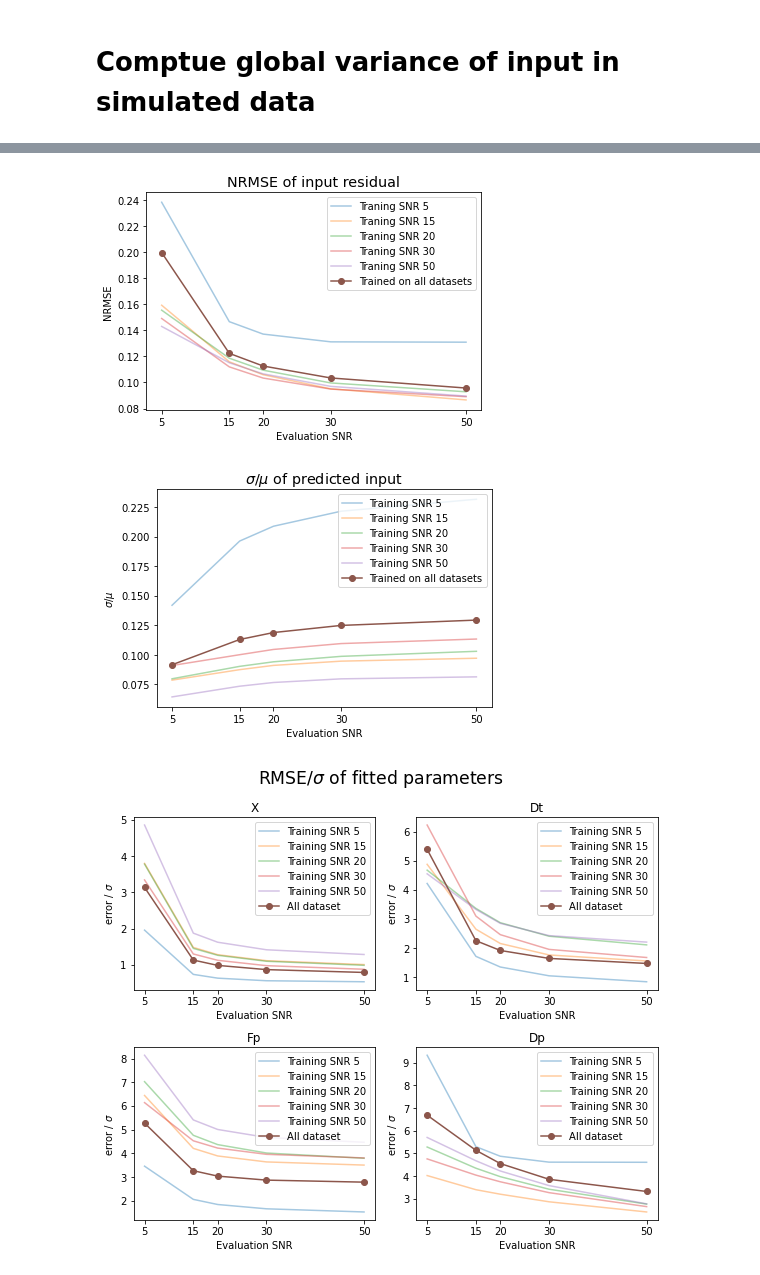
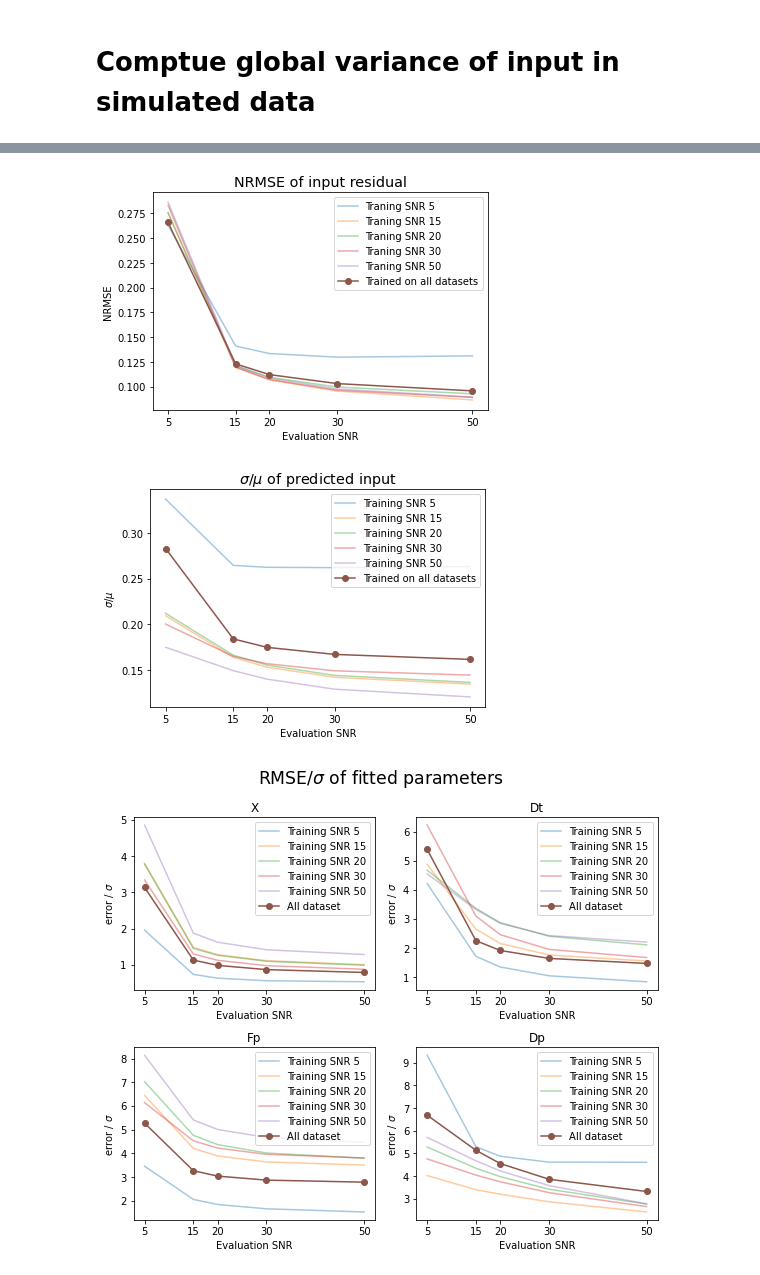
Before and after one commit to Basher4/IVIM-BNNET, a Jupyter notebook: bnn_eval_synth_all.ipynb, the cells around one changed output, grey strips where cells are left out. Cells and saved outputs as stored; diff of their text form; code cells hidden in the pictures.

```diff
--- a/bnn_eval_synth_all.ipynb
+++ b/bnn_eval_synth_all.ipynb
@@ -30,8 +30,7 @@ PLOT_PATH = f"./sw/plots/e10_bnn_cov_vs_snr.png"
 SNR = [5, 15, 20, 30, 50]
 i = 0
 
-cov_global = defaultdict(list)
-params = defaultdict(list)
+params = defaultdict(dict)
 # %%
 signals = {}
 for eval_snr in SNR:
@@ -39,7 +38,7 @@ for eval_snr in SNR:
         signals[eval_snr] = pickle.load(fd)
 # %%
 # Evaluate networks trained on dataset with fixed SNR
-device = "cuda"
+device = "cpu"
 
 pbar = tqdm(total=len(SNR)**2)
 for train_snr in SNR:
@@ -55,24 +54,19 @@ for train_snr in SNR:
 
         x, dt, fp, dp, s0 = net(ground_truth["x"])
 
-        x_mu = (torch.mean(x, dim=0))
-        x_sigma = (torch.std(x, dim=0))
-
-        cov_global[train_snr].append((x_sigma/x_mu).detach().cpu())
-        params[train_snr].append({
+        params[train_snr][eval_snr] = {
                 "x": x.detach().cpu().numpy().reshape((256, 100, 100, 11)),
                 "dt": dt.detach().cpu().numpy().reshape((256, 100, 100, 1)),
                 "fp": fp.detach().cpu().numpy().reshape((256, 100, 100, 1)),
                 "dp": dp.detach().cpu().numpy().reshape((256, 100, 100, 1)),
                 "train_snr": train_snr, "eval_snr": eval_snr
-        })
+        }
 
         del x
         del dt
         del fp
         del dp
         del s0
-        del x_sigma
         del ground_truth["x"]
         pbar.update(1)
     del net
@@ -109,24 +101,19 @@ for eval_snr in tqdm(SNR):
 
     x, dt, fp, dp, s0 = net(ground_truth["x"])
 
-    x_mu = (torch.mean(x, dim=0))
-    x_sigma = (torch.std(x, dim=0))
-
-    cov_global[-1].append((x_sigma/x_mu).detach().cpu())
-    params[-1].append({
+    params[-1][eval_snr] = {
             "x": x.detach().cpu().numpy().reshape((256, 100, 100, 11)),
             "dt": dt.detach().cpu().numpy().reshape((256, 100, 100, 1)),
             "fp": fp.detach().cpu().numpy().reshape((256, 100, 100, 1)),
             "dp": dp.detach().cpu().numpy().reshape((256, 100, 100, 1)),
             "train_snr": -1, "eval_snr": eval_snr
-    })
+    }
 
     del x
     del dt
     del fp
     del dp
     del s0
-    del x_sigma
     del ground_truth["x"]
 del net
 
@@ -134,10 +121,10 @@ torch.cuda.empty_cache()
 # %%
 def eval_train_snr(train_snr, label, alpha=1, marker='o'):
     data = []
-    for eval_snr_idx in range(5):
-        mean = np.mean(params[train_snr][eval_snr_idx]["x"], axis=0)
-        assert params[train_snr][eval_snr_idx]["train_snr"] == train_snr
-        assert params[train_snr][eval_snr_idx]["eval_snr"] == SNR[eval_snr_idx]
+    for eval_snr in SNR:
+        mean = np.mean(params[train_snr][eval_snr]["x"], axis=0)
+        assert params[train_snr][eval_snr]["train_snr"] == train_snr
+        assert params[train_snr][eval_snr]["eval_snr"] == eval_snr
         rmse = np.sqrt(np.square(mean - signals[eval_snr][0].reshape(100,100,11)))
         nrmse = rmse / np.mean(signals[eval_snr][0], axis=0)
         data.append(float(np.mean(nrmse)))
@@ -158,33 +145,33 @@ plt.ylabel("NRMSE")
 # plt.savefig()
 plt.show()
 # %% [output]
-[figure, old version]
+[figure, new version]
 # %%
 def eval_train_snr(train_snr, label, alpha=1, marker='o'):
     data = []
-    for eval_snr_idx in range(5):
-        cov = cov_global[train_snr][eval_snr_idx]
-        assert params[train_snr][eval_snr_idx]["train_snr"] == train_snr
-        assert params[train_snr][eval_snr_idx]["eval_snr"] == SNR[eval_snr_idx]
-        data.append(float(torch.mean(cov)))
+    for eval_snr in SNR:
+        cov = np.std(params[train_snr][eval_snr]["x"], axis=1) / np.mean(params[train_snr][eval_snr]["x"], axis=1)
+        assert params[train_snr][eval_snr]["train_snr"] == train_snr
+        assert params[train_snr][eval_snr]["eval_snr"] == eval_snr
+        data.append(float(np.mean(cov)))
 
     plt.plot(SNR, data, label=label, marker=marker, alpha=alpha)
 
 for train_snr in SNR:
     eval_train_snr(train_snr, f"Training SNR {train_snr}", 0.4, '')
 eval_train_snr(-1, f"Trained on all datasets")
 
 plt.legend(loc=0)
 plt.title(r"$\sigma / \mu$ of predicted input", fontsize="x-large")
 plt.xticks(SNR)
 # plt.tight_layout()
 plt.xlabel("Evaluation SNR")
 plt.ylabel(f"$\sigma / \mu$")
 # plt.yscale("log")
 # plt.savefig()
 plt.show()
 # %% [output]
-[figure, old version]
+[figure, new version]
 # %%
 fig, ax = plt.subplots(2,2, figsize=(8,7))
 
```
Also changed, not shown: parts of 2 cells of this notebook, 8 other files.
